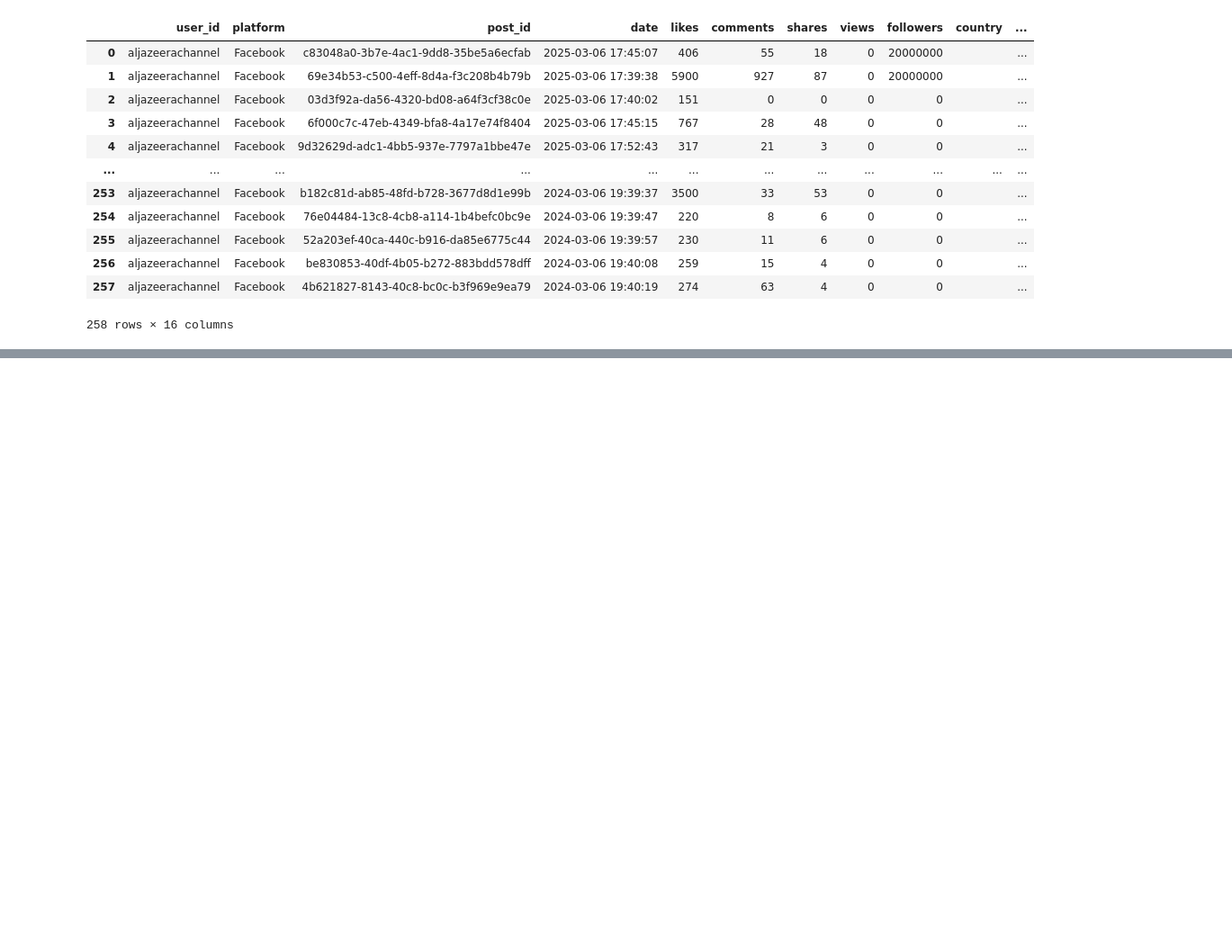
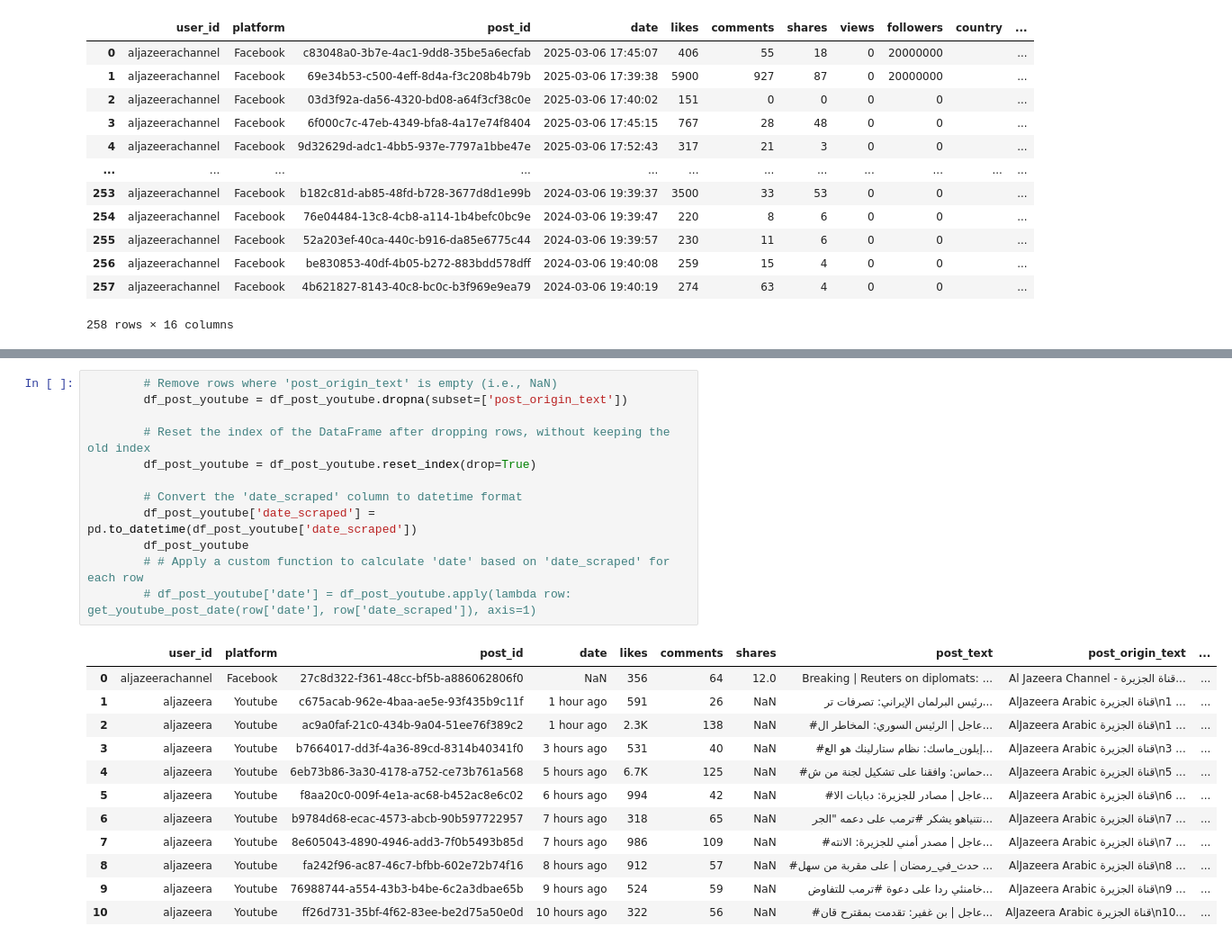
Before and after one commit to ayahajj/Social-Media-Analytics-Dashboard, a Jupyter notebook: social_media_scraper/Preprocess/Social_Media_Dashboard.ipynb, the cells around one changed output, grey strips where cells are left out. Shown at 90% size. Cells and saved outputs as stored; diff of their text form; blank space fills up the shorter version.

```diff
--- a/social_media_scraper/Preprocess/Social_Media_Dashboard.ipynb
+++ b/social_media_scraper/Preprocess/Social_Media_Dashboard.ipynb
@@ -256,0 +251,25 @@ df
+# %%
+        # Remove rows where 'post_origin_text' is empty (i.e., NaN)
+        df_post_youtube = df_post_youtube.dropna(subset=['post_origin_text'])
+
+        # Reset the index of the DataFrame after dropping rows, without keeping the old index
+        df_post_youtube = df_post_youtube.reset_index(drop=True)
+
+        # Convert the 'date_scraped' column to datetime format
+        df_post_youtube['date_scraped'] = pd.to_datetime(df_post_youtube['date_scraped'])
+        df_post_youtube
+        # # Apply a custom function to calculate 'date' based on 'date_scraped' for each row
+        # df_post_youtube['date'] = df_post_youtube.apply(lambda row: get_youtube_post_date(row['date'], row['date_scraped']), axis=1)
+# %% [output]
+|  | user_id | platform | post_id | date | likes | comments | shares | post_text | post_origin_text | ... |
+| 0 | aljazeerachannel | Facebook | 27c8d322-f361-48cc-bf5b-a886062806f0 | NaN | 356 | 64 | 12.0 | Breaking | Reuters on diplomats: ... | Al Jazeera Channel - قناة الجزيرة... | ... |
+| 1 | aljazeera | Youtube | c675acab-962e-4baa-ae5e-93f435b9c11f | 1 hour ago | 591 | 26 | NaN | رئيس البرلمان الإيراني: تصرفات تر... | AlJazeera Arabic قناة الجزيرة\n1 ... | ... |
+| 2 | aljazeera | Youtube | ac9a0faf-21c0-434b-9a04-51ee76f389c2 | 1 hour ago | 2.3K | 138 | NaN | #عاجل | الرئيس السوري: المخاطر ال... | AlJazeera Arabic قناة الجزيرة\n1 ... | ... |
+| 3 | aljazeera | Youtube | b7664017-dd3f-4a36-89cd-8314b40341f0 | 3 hours ago | 531 | 40 | NaN | #إيلون_ماسك: نظام ستارلينك هو الع... | AlJazeera Arabic قناة الجزيرة\n3 ... | ... |
+| 4 | aljazeera | Youtube | 6eb73b86-3a30-4178-a752-ce73b761a568 | 5 hours ago | 6.7K | 125 | NaN | #حماس: وافقنا على تشكيل لجنة من ش... | AlJazeera Arabic قناة الجزيرة\n5 ... | ... |
+| 5 | aljazeera | Youtube | f8aa20c0-009f-4e1a-ac68-b452ac8e6c02 | 6 hours ago | 994 | 42 | NaN | #عاجل | مصادر للجزيرة: دبابات الا... | AlJazeera Arabic قناة الجزيرة\n6 ... | ... |
+| 6 | aljazeera | Youtube | b9784d68-ecac-4573-abcb-90b597722957 | 7 hours ago | 318 | 65 | NaN | نتنياهو يشكر #ترمب على دعمه "الجر... | AlJazeera Arabic قناة الجزيرة\n7 ... | ... |
+| 7 | aljazeera | Youtube | 8e605043-4890-4946-add3-7f0b5493b85d | 7 hours ago | 986 | 109 | NaN | #عاجل | مصدر أمني للجزيرة: الانته... | AlJazeera Arabic قناة الجزيرة\n7 ... | ... |
+| 8 | aljazeera | Youtube | fa242f96-ac87-46c7-bfbb-602e72b74f16 | 8 hours ago | 912 | 57 | NaN | #حدث_في_رمضان | على مقربة من سهل ... | AlJazeera Arabic قناة الجزيرة\n8 ... | ... |
+| 9 | aljazeera | Youtube | 76988744-a554-43b3-b4be-6c2a3dbae65b | 9 hours ago | 524 | 59 | NaN | خامنئي ردا على دعوة #ترمب للتفاوض... | AlJazeera Arabic قناة الجزيرة\n9 ... | ... |
+| 10 | aljazeera | Youtube | ff26d731-35bf-4f62-83ee-be2d75a50e0d | 10 hours ago | 322 | 56 | NaN | #عاجل | بن غفير: تقدمت بمقترح قان... | AlJazeera Arabic قناة الجزيرة\n10... | ... |
```
Also changed, not shown: parts of 8 cells of this notebook, 11 other files.
